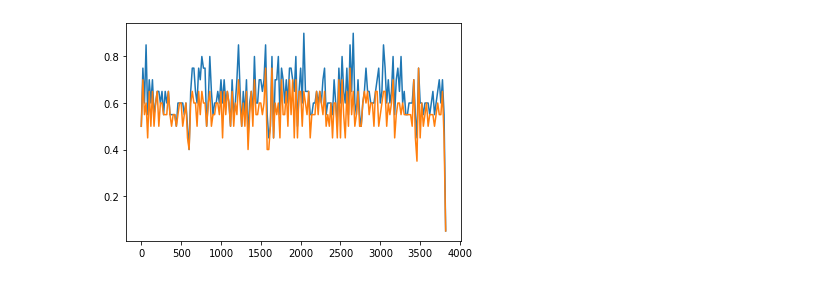
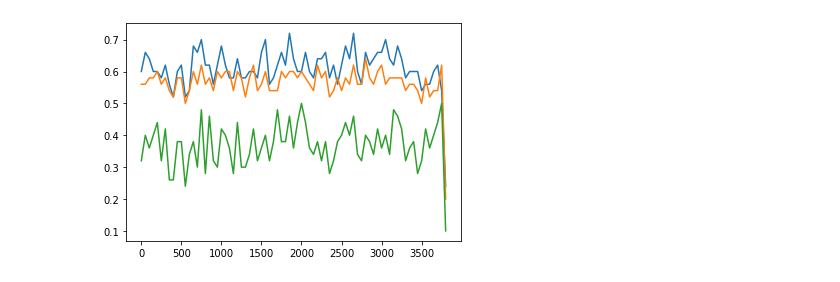
Before and after one commit to html1101/Science-Fair-2020-2021, a Jupyter notebook: COVID_VACCINE/discrete_optimization.ipynb, the cells around one changed output. Saved outputs shown, nothing was run; the diff lists cells and outputs as text; code cells hidden in the pictures.

```diff
--- a/COVID_VACCINE/discrete_optimization.ipynb
+++ b/COVID_VACCINE/discrete_optimization.ipynb
@@ -76,29 +86,45 @@ class OptimizeSeq:
             if not codonProtein["".join(comp[i:i+3])] == codonProtein["".join(self.seq[i:i+3])]:
                 dissim_prot += 1
         return dissim_prot
-    def fitness(self, comp, alpha=0.5):
-        # Calculate (1-alpha)*Prot_similar + (alpha)*GC_content
+    def calc_codon_freq(self, codonFreq, comp=None):
+        if not comp:
+            comp = self.seq
+        # Given frequency table, find mean frequency of
+        meanC = 0
+        for i in range(0, len(comp), 3):
+            meanC += codonFreq.get("".join(comp[i:i+3]), 0.1)
+            # print(codonFreq[comp[i:i+3]])
+        meanC /= len(comp)/3
+        return meanC
+
+    def fitness(self, comp=None, alpha=0.9, best_val=0.57):
+        # Calculate (1-alpha)*codon frequency + (alpha)*GC_content
+        if not comp:
+            comp = self.seq
         # comp = comparison sequence to find proteins similar
-        return (self.norm_gc_cont(comp))
+        return (1-alpha)*self.calc_codon_freq(dictCodonFreq, comp)+alpha*(self.gc_content(comp) - best_val)**2
     def change(self, change_to):
         # Given seq change self.seq to change_to
         self.seq = change_to
-    def evaluate(self):
+    def evaluate(self, window=15):
+        assert window % 3 == 0
         # Given the type of loss(codon differences, protein diff, or nucleotide diff, evaluate the best solution by simple discrete optimization)
         loss = 0
         best_found = list(self.seq)
         self.seq = best_found
         this_found = best_found
-        best_loss = self.fitness(best_found)
+        best_loss = self.fitness(best_found[:window]) # self.fitness(best_found)
         for i in range(0, len(best_found), 3):
-            print(i, len(best_found))
+            best_loss = self.fitness(this_found[i:i+window])
+            if i % 500 == 0:
+                print(i, len(best_found))
             # Find all possible amino acid combinations
             current_prot = codonProtein["".join(best_found[i:i+3])]
             possible_prot = revCodonProtein[current_prot]
             for ii in possible_prot:
                 this_found[i:i+3] = ii
-                this_loss = self.fitness(this_found)
-                if this_loss > best_loss:
+                this_loss = self.fitness(this_found[i:i+window]) # CHANGE
+                if this_loss < best_loss:
                     print("".join(best_found[i:i+50]), best_loss)
                     best_loss = float(this_loss)
                     best_found = list(this_found)
@@ -146,7 +179,9 @@ l.change_seq("seq_2", "".join(vac_encode))
 # l.print_compare(codonProtein)
 print(k.gc_content(arr), k.gc_content(vac_encode))
 
-k.graph_gc(k.seq, 20)
-k.graph_gc(vac_encode, 20)
+k.graph_gc(k.seq, 50)
+k.graph_gc(vac_encode, 50)
+k.graph_gc(init_spike, 50)
+
 plt.show()
 # %% [output]
@@ -170,4 +205,4 @@ TAA 0.4316288733918666
-[figure, old version]
+[figure, new version]
 # %%
 k.graph_gc(optimized_spike, 50, "Predicted Vaccine")
 print(k.gc_content(k.seq))
```
Also changed, not shown: parts of 6 cells of this notebook, 3 other files.
